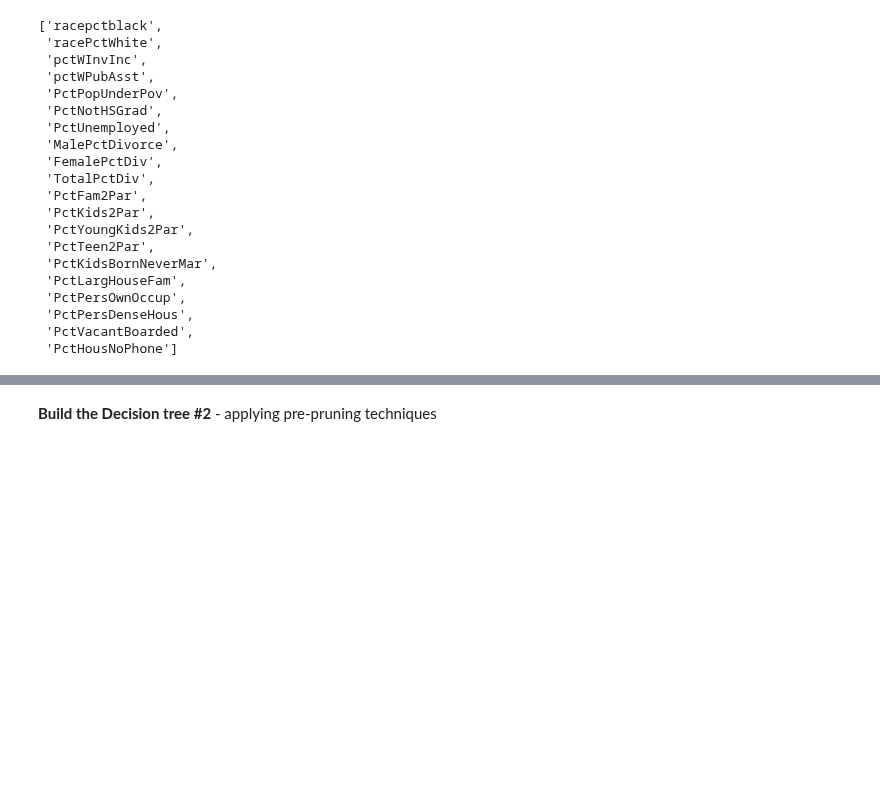
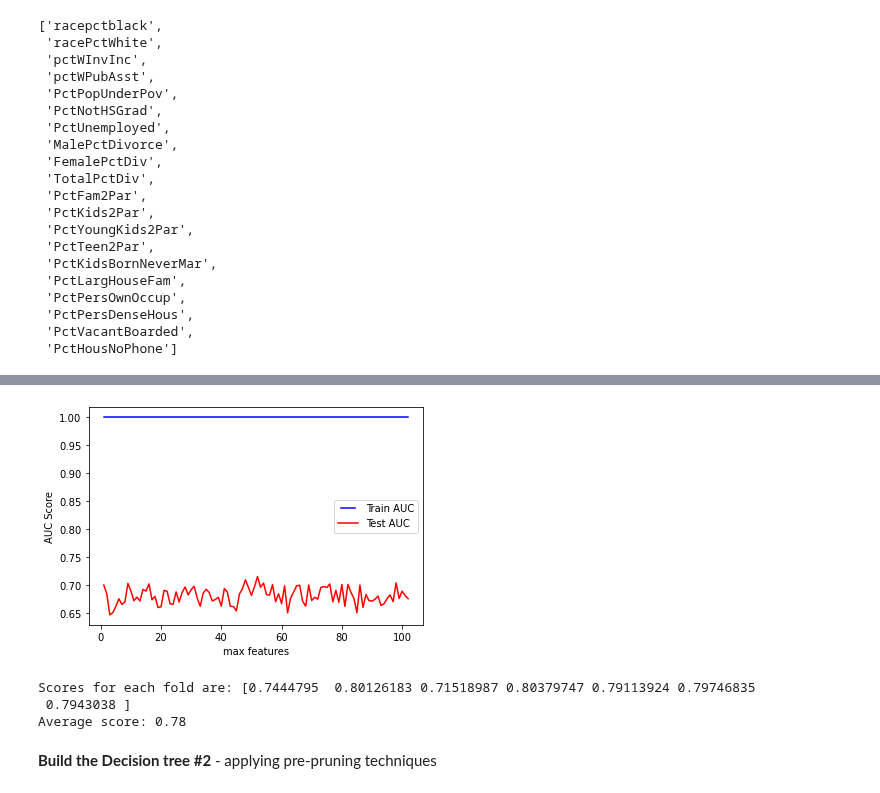
Before and after one commit to blueriver212/Crime_Prediction_ML, a Jupyter notebook: DT_FINAL.ipynb, the cells around one changed output, grey strips where cells are left out. Cells and saved outputs as stored; diff of their text form; code cells hidden in the pictures; blank space fills up the shorter version.

```diff
--- a/DT_FINAL.ipynb
+++ b/DT_FINAL.ipynb
@@ -232,3 +231,40 @@ NameError: name 'x' is not defined
+# %%
+max_features = list(range(1,x_train.shape[1]))
+
+train_results = []
+test_results = []
+
+for max_feature in max_features:
+   dt = DecisionTreeClassifier(max_features=max_feature)
+   dt.fit(x_train, y_train)
+   train_pred = dt.predict(x_train)
+   false_positive_rate, true_positive_rate, thresholds = roc_curve(y_train, train_pred)
+   roc_auc = auc(false_positive_rate, true_positive_rate)
+   train_results.append(roc_auc)
+   y_pred = dt.predict(x_test)
+   false_positive_rate, true_positive_rate, thresholds = roc_curve(y_test, y_pred)
+   roc_auc = auc(false_positive_rate, true_positive_rate)
+   test_results.append(roc_auc)
+
+from matplotlib.legend_handler import HandlerLine2D
+
+line1, = plt.plot(max_features, train_results, 'b', label='Train AUC')
+line2, = plt.plot(max_features, test_results, 'r', label='Test AUC')
+plt.legend(handler_map={line1: HandlerLine2D(numpoints=2)})
+plt.ylabel('AUC Score')
+plt.xlabel('max features')
+plt.show()
+# %% [output]
+[figure, added]
+# %%
+kf =KFold(n_splits=7, shuffle=True, random_state=42)
+score = cross_val_score(tree.DecisionTreeClassifier(criterion='gini', max_depth=5, min_samples_split = 0.2, max_features=54), x, y, cv= kf, scoring="accuracy")
+print(f'Scores for each fold are: {score}')
+print(f'Average score: {"{:.2f}".format(score.mean())}')
+# %% [output]
+Scores for each fold are: [0.7444795  0.80126183 0.71518987 0.80379747 0.79113924 0.79746835
+ 0.7943038 ]
+Average score: 0.78
 # %% [markdown]
 **Build the Decision tree #2** - applying pre-pruning techniques
 # %%
```
Also changed, not shown: parts of 19 cells of this notebook.
